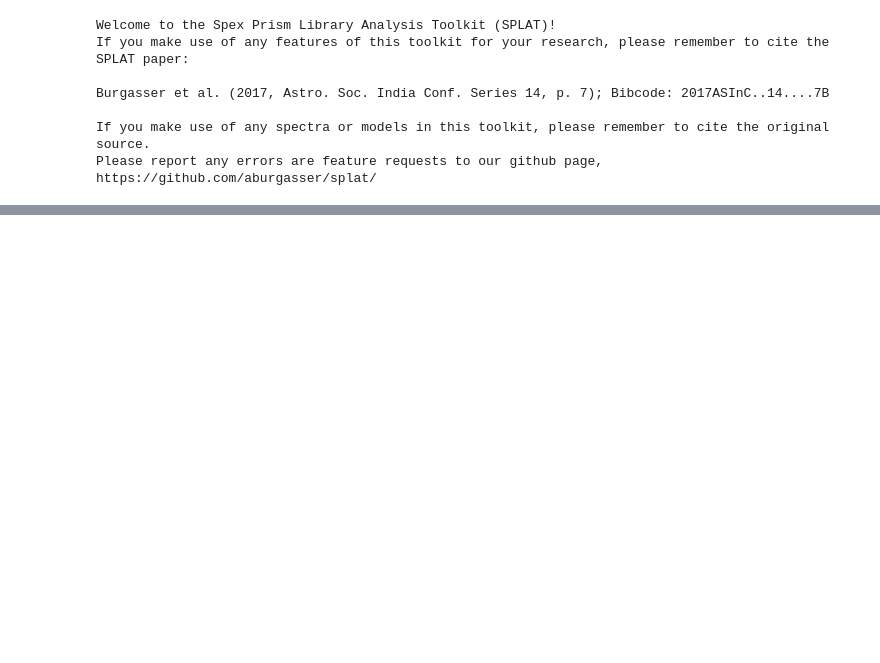
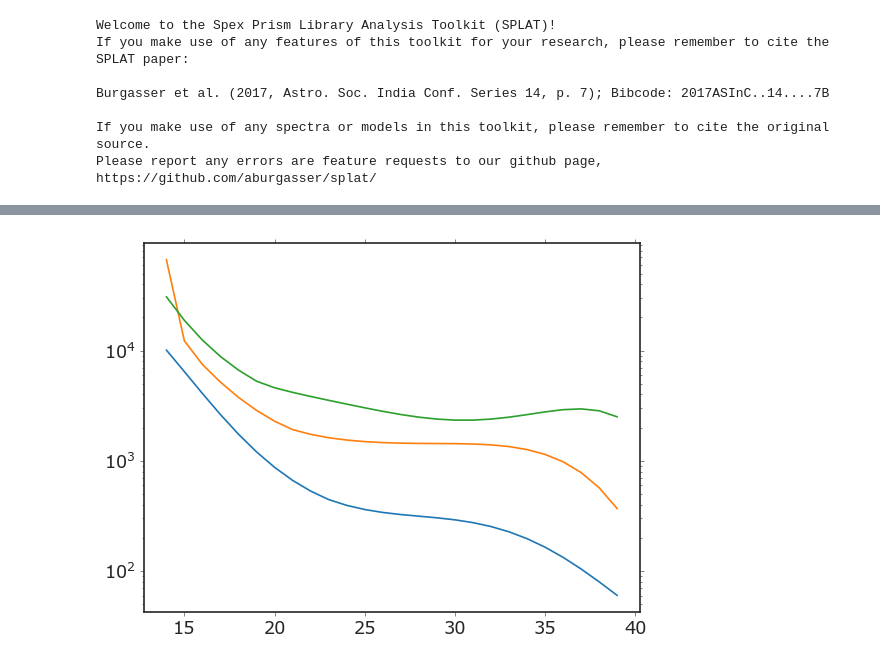
Before and after one commit to caganze/lsstsims, a Jupyter notebook: notebooks/LSST.ipynb, the cells around one changed output, grey strips where cells are left out. Cells and saved outputs as stored; diff of their text form; code cells hidden in the pictures; blank space fills up the shorter version.

```diff
--- a/notebooks/LSST.ipynb
+++ b/notebooks/LSST.ipynb
@@ -160,0 +163,8 @@ NameError: name 'hgjk' is not defined
+# %%
+fig, ax=plt.subplots()
+ax.plot(data['sptgrid'], data['dmaxs'][0])
+ax.plot(data['sptgrid'], data['dmaxs'][1])
+ax.plot(data['sptgrid'], data['dmaxs'][-1])
+ax.set_yscale('log')
+# %% [output]
+[figure, added]
```
Also changed, not shown: parts of 14 cells of this notebook, 7 other files.
